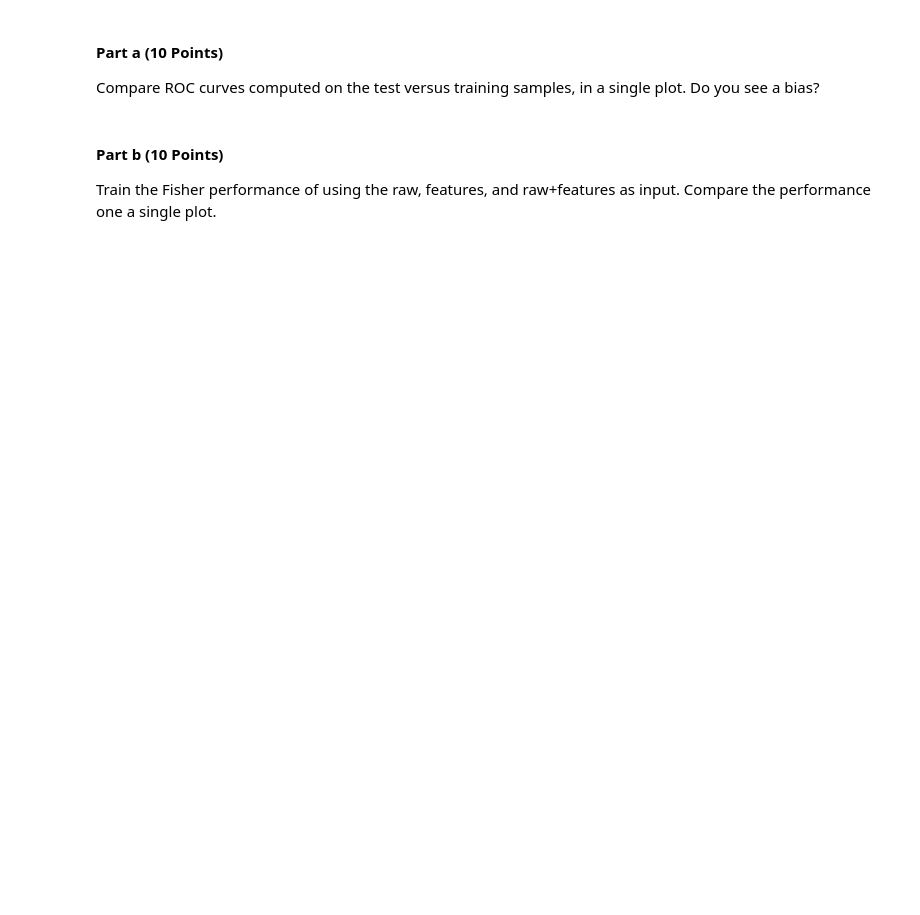
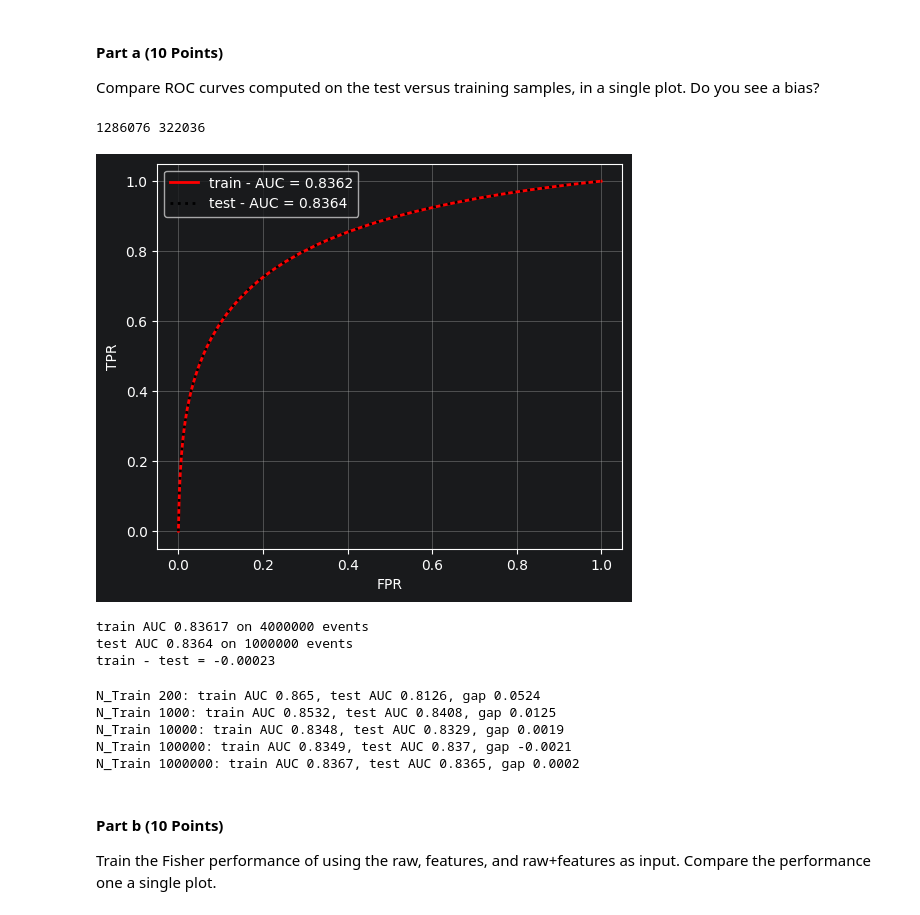
Before and after one commit to radtothebone/data-science-3402, a Jupyter notebook: Lab 8/Herrera_Christian_Lab8.ipynb, the cells around one changed output. Drawn from its saved outputs; the diff is of its cells as text; code cells hidden in the pictures; blank space fills up the shorter version.

```diff
--- a/Lab 8/Herrera_Christian_Lab8.ipynb
+++ b/Lab 8/Herrera_Christian_Lab8.ipynb
@@ -94,3 +115,58 @@ plt.show()
 #### Part a (10 Points)
 
 Compare ROC curves computed on the test versus training samples, in a single plot. Do you see a bias?
+# %%
+from sklearn.metrics import roc_curve, auc
+
+fpr_train, tpr_train, _ = roc_curve(y_Train, Fisher.decision_function(X_Train))
+fpr_test, tpr_test, _ = roc_curve(y_Test, Fisher.decision_function(X_Test))
+
+# roc_curve returns a point per unique score, so this is millions of points
+print(len(fpr_train), len(fpr_test))
+
+auc_train = auc(fpr_train, tpr_train)
+auc_test = auc(fpr_test, tpr_test)
+
+plt.figure(figsize=(6, 5))
+
+# way too many points to actually draw, so every 1000th
+plt.plot(fpr_train[::1000], tpr_train[::1000],
+         color='red', linewidth=2, label=f'train - AUC = {round(auc_train, 4)}')
+plt.plot(fpr_test[::1000], tpr_test[::1000],
+         color='black', linestyle='dotted', linewidth=2, label=f'test - AUC = {round(auc_test, 4)}')
+
+plt.xlabel('FPR')
+plt.ylabel('TPR')
+plt.grid()
+plt.legend()
+plt.show()
+
+print(f'train AUC {round(auc_train, 5)} on {len(y_Train)} events')
+print(f'test AUC {round(auc_test, 5)} on {len(y_Test)} events')
+print(f'train - test = {round(auc_train - auc_test, 5)}')
+# %% [output]
+1286076 322036
+[figure, added]
+train AUC 0.83617 on 4000000 events
+test AUC 0.8364 on 1000000 events
+train - test = -0.00023
+# %%
+for n in [200, 1000, 10000, 100000, 1000000]:
+    small = df[:n]
+
+    f = DA.LinearDiscriminantAnalysis()
+    f.fit(small[VarNames[1:]], small['signal'])
+
+    fpr_tr, tpr_tr, _ = roc_curve(small['signal'], f.decision_function(small[VarNames[1:]]))
+    fpr_te, tpr_te, _ = roc_curve(y_Test, f.decision_function(X_Test))
+
+    a_tr = auc(fpr_tr, tpr_tr)
+    a_te = auc(fpr_te, tpr_te)
+
+    print(f'N_Train {n}: train AUC {round(a_tr, 4)}, test AUC {round(a_te, 4)}, gap {round(a_tr - a_te, 4)}')
+# %% [output]
+N_Train 200: train AUC 0.865, test AUC 0.8126, gap 0.0524
+N_Train 1000: train AUC 0.8532, test AUC 0.8408, gap 0.0125
+N_Train 10000: train AUC 0.8348, test AUC 0.8329, gap 0.0019
+N_Train 100000: train AUC 0.8349, test AUC 0.837, gap -0.0021
+N_Train 1000000: train AUC 0.8367, test AUC 0.8365, gap 0.0002
```
Also changed, not shown: parts of 20 cells of this notebook, 2 other files.
